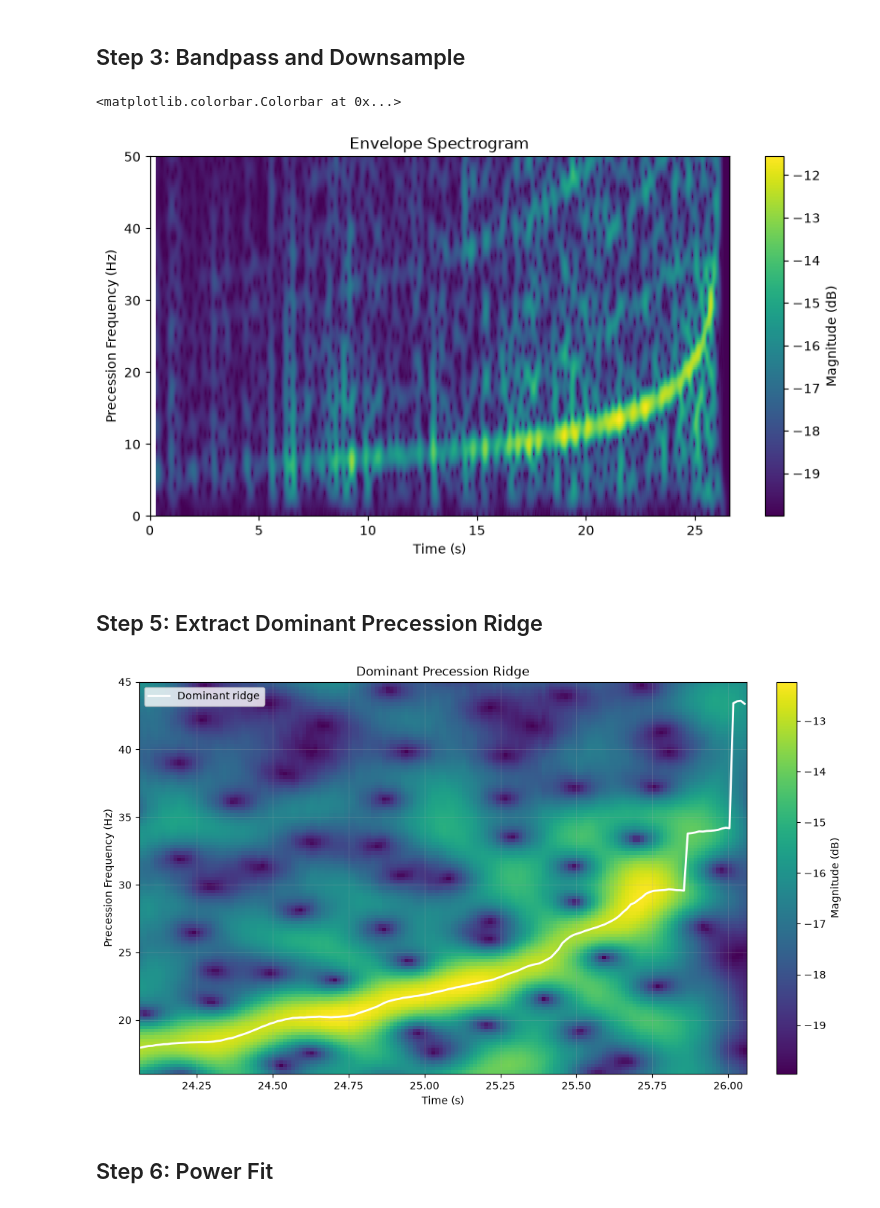
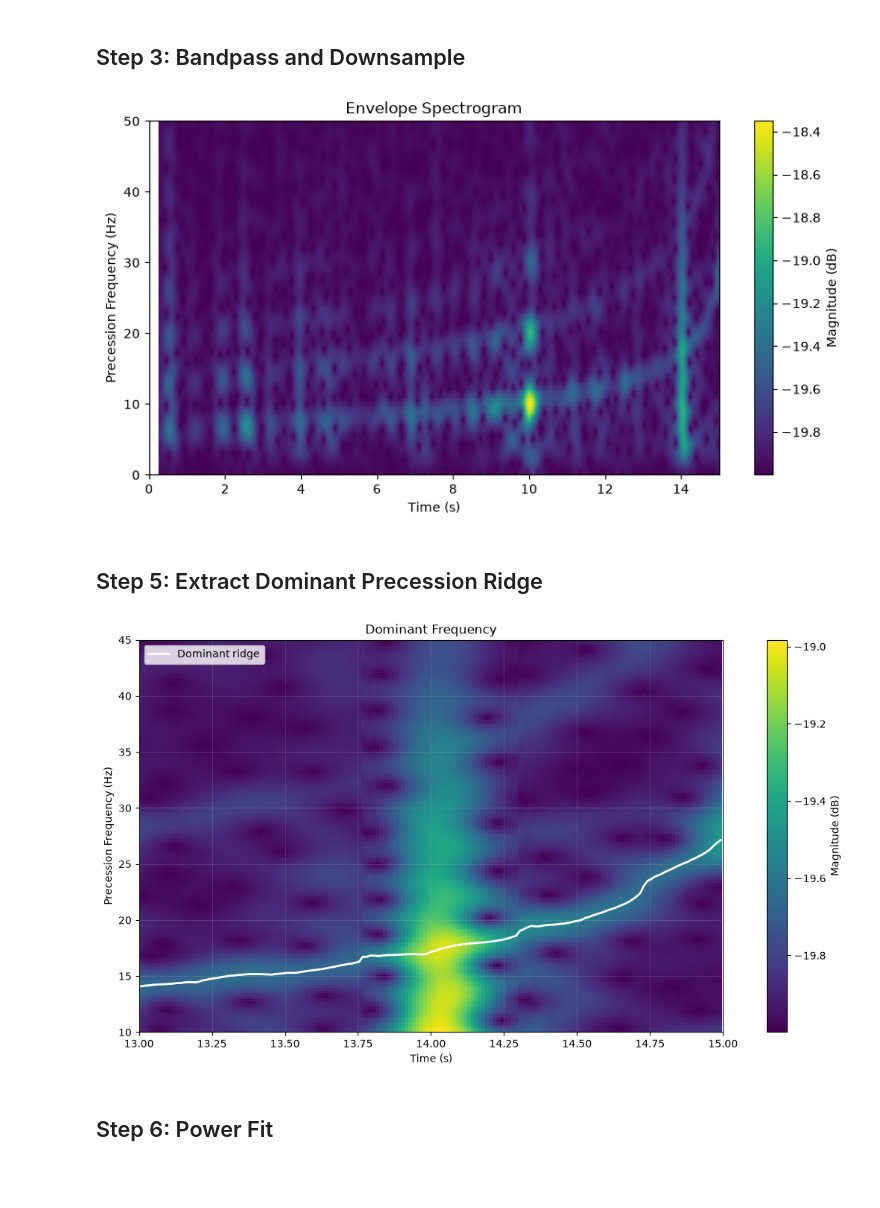
Before and after one commit to dysk0zero/EulerDisk, a Jupyter notebook: notebooks/main.ipynb, the cells around one changed output. Drawn from its saved outputs; the diff is of its cells as text; code cells hidden in the pictures; blank space fills up the shorter version.

```diff
--- a/notebooks/main.ipynb
+++ b/notebooks/main.ipynb
@@ -21,14 +21,14 @@ from scipy.signal import (
 # %% [markdown]
 ## Configuration
 # %%
-t0=26.06 # Change this depending of the actual sample
+t0=16.20 # Change this depending of the actual sample
 tmin=t0-2.0
 tmax=t0+0.5
 # %% [markdown]
 ## Load your sample
 # %%
-input_dir = "../data/wav/recording_04.wav"  # Change this
-output_dir = "../data/output/recording_04/"
+input_dir = "../data/wav/recording_11.wav"  # Change this
+output_dir = "../data/output/recording_11/"
 os.makedirs(output_dir, exist_ok=True)
 
 fs, x = wavfile.read(input_dir)
@@ -208,21 +238,62 @@ ax.set(
     xlabel="Time (s)",
     ylabel="Precession Frequency (Hz)",
     title="Envelope Spectrogram",
-    xlim=(0,tmax),
+    xlim=(0, t0),
     ylim=(0,50),
 )
 
 fig.colorbar(mesh,label="Magnitude (dB)")
+
+fig.savefig(
+    os.path.join(output_dir, "envelope_spectrogram.png"),
+    dpi=300,
+    bbox_inches="tight",
+)
 # %% [output]
-<matplotlib.colorbar.Colorbar at 0x...>
-[figure, old version]
+[figure, new version]
 # %% [markdown]
 ## Step 5: Extract Dominant Precession Ridge
+# %%
+ridge_tracking = "neighbor"      # "global" or "neighbor"
+search_width = 4               # only used for neighbor tracking
 # %%
 spectrogram_power = np.abs(A0) ** 2
 
-# Frequency of the maximum in each time frame
-idx = np.argmax(spectrogram_power, axis=0)
+# -------------------------------------------------------
+# Ridge extraction
+# -------------------------------------------------------
+
+if ridge_tracking == "global":
+
+    idx = np.argmax(spectrogram_power, axis=0)
+
+elif ridge_tracking == "neighbor":
+
+    idx = np.zeros(spectrogram_power.shape[1], dtype=int)
+
+    # Initialize with the global maximum
+    idx[0] = np.argmax(spectrogram_power[:, 0])
+
+    for k in range(1, spectrogram_power.shape[1]):
+
+        i0 = idx[k - 1]
+
+        i_min = max(0, i0 - search_width)
+        i_max = min(len(f_env), i0 + search_width + 1)
+
+        idx[k] = i_min + np.argmax(
+            spectrogram_power[i_min:i_max, k]
+        )
+
+else:
+    raise ValueError(
+        "ridge_tracking must be 'global' or 'neighbor'"
+    )
+
+
+# -------------------------------------------------------
+# Quadratic interpolation
+# -------------------------------------------------------
 
 Pm = spectrogram_power[idx, np.arange(len(idx))]
 
@@ -231,8 +302,8 @@ fmax_smooth = fmax.copy()
 
 df = f_env[1] - f_env[0]
 
-# Quadratic interpolation for sub-bin frequency estimation
 for k in range(len(idx)):
+
     i = idx[k]
 
     if 0 < i < len(f_env) - 1:
@@ -244,49 +315,59 @@ for k in range(len(idx)):
 
         fmax_smooth[k] += dx * df
 
-
 # -------------------------------------------------------
 # Plot ridge over the envelope spectrogram
 # -------------------------------------------------------
 
 time_mask = (ts_env >= tmin) & (ts_env <= t0)
-freq_mask = (f_env >= 16) & (f_env <= 45)
+freq_mask = (f_env >= 10) & (f_env <= 45)
 
 fig, ax = plt.subplots(figsize=(10, 6), constrained_layout=True)
 
 mesh = ax.pcolormesh(
     ts_env[time_mask],
     f_env[freq_mask],
     spectrogram_db[np.ix_(freq_mask, time_mask)],
     shading="auto",
     cmap="viridis",
 )
 
 ax.plot(
     ts_env[time_mask],
     fmax_smooth[time_mask],
     color="white",
     linewidth=2,
     label="Dominant ridge",
 )
 
 ax.set(
     xlabel="Time (s)",
     ylabel="Precession Frequency (Hz)",
-    title="Dominant Precession Ridge",
+    title="Dominant Frequency",
     xlim=(tmin, t0),
-    ylim=(16, 45),
+    ylim=(10, 45),
 )
 
 ax.grid(True, which="both", alpha=0.2)
 ax.legend(loc="upper left")
 
 cbar = fig.colorbar(mesh, ax=ax)
 cbar.set_label("Magnitude (dB)")
 
 plt.show()
+
+fig.savefig(
+    os.path.join(output_dir, "dominant_frequency.png"),
+    dpi=300,
+    bbox_inches="tight",
+)
+
+fig.savefig(
+    os.path.join(output_dir, "dominant_frequency.pdf"),
+    bbox_inches="tight",
+)
 # %% [output]
-[figure, old version]
+[figure, new version]
 # %% [markdown]
 ## Step 6: Power Fit
 # %%
```
Also changed, not shown: parts of 8 cells of this notebook, 19 other files.
